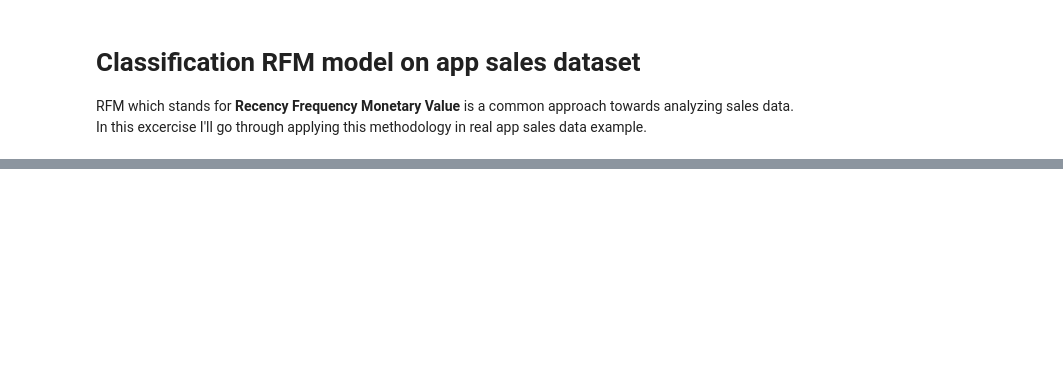
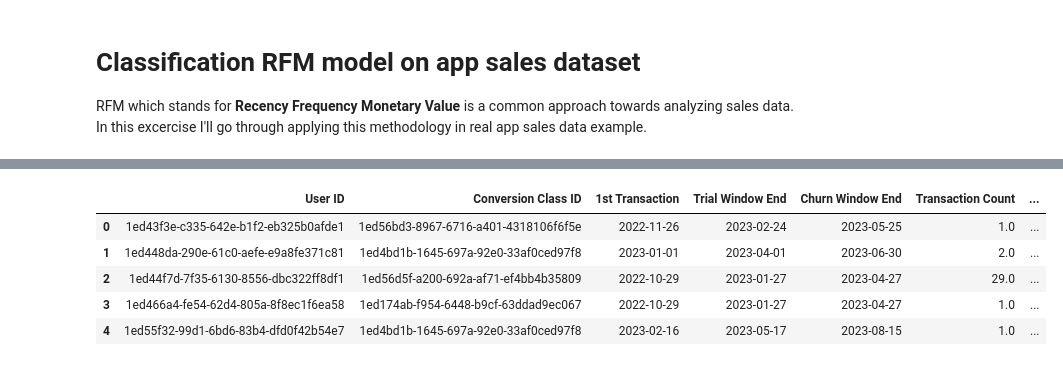
Before and after one commit to slawomirwojtas/ML-Projects, a Jupyter notebook: 00_Classification_RFM_model_on_app_sales_dataset.ipynb, the cells around one changed output, grey strips where cells are left out. Drawn from its saved outputs; the diff is of its cells as text; code cells hidden in the pictures; blank space fills up the shorter version.

```diff
--- a/00_Classification_RFM_model_on_app_sales_dataset.ipynb
+++ b/00_Classification_RFM_model_on_app_sales_dataset.ipynb
@@ -33,0 +60,43 @@ print("Done")
+# %%
+# Create feature columns
+df_user_dict['Transaction Count'] = np.nan
+df_user_dict['Transaction Spread'] = np.nan
+df_user_dict['Transaction Value'] = np.nan
+df_user_dict['Churn'] = np.nan
+
+
+# Iterate through rows and calculate metrics
+for index, row in df_user_dict.iterrows():
+
+    user_id = df_user_dict['User ID'][index]
+    first_transaction = df_user_dict['1st Transaction'][index]
+    trial_window = df_user_dict['Trial Window End'][index]
+    churn_window = df_user_dict['Churn Window End'][index]
+
+    temp_df = df[df['User ID'] == user_id].copy()
+
+    # Calculate metrics
+    transaction_count = temp_df[temp_df['Transaction Day'] <= trial_window].shape[0]
+    df_user_dict.loc[index, 'Transaction Count'] = transaction_count
+
+    transaction_spread = (temp_df[temp_df['Transaction Day'] <= trial_window]['Transaction Day'].max() - first_transaction).days
+    df_user_dict.loc[index, 'Transaction Spread'] = transaction_spread
+
+    transaction_value = temp_df[temp_df['Transaction Day'] <= trial_window]['Transaction Value'].sum()
+    df_user_dict.loc[index, 'Transaction Value'] = transaction_value
+
+    if temp_df[(temp_df['Transaction Day'] > trial_window) & (temp_df['Transaction Day'] <= churn_window)].shape[0] == 0:
+        churn_flag = 1
+    else:
+        churn_flag = 0
+    df_user_dict.loc[index, 'Churn'] = churn_flag
+
+print(df_user_dict.shape)
+df_user_dict.head()
+# %% [output]
+|  | User ID | Conversion Class ID | 1st Transaction | Trial Window End | Churn Window End | Transaction Count | ... |
+| 0 | 1ed43f3e-c335-642e-b1f2-eb325b0afde1 | 1ed56bd3-8967-6716-a401-4318106f6f5e | 2022-11-26 | 2023-02-24 | 2023-05-25 | 1.0 | ... |
+| 1 | 1ed448da-290e-61c0-aefe-e9a8fe371c81 | 1ed4bd1b-1645-697a-92e0-33af0ced97f8 | 2023-01-01 | 2023-04-01 | 2023-06-30 | 2.0 | ... |
+| 2 | 1ed44f7d-7f35-6130-8556-dbc322ff8df1 | 1ed56d5f-a200-692a-af71-ef4bb4b35809 | 2022-10-29 | 2023-01-27 | 2023-04-27 | 29.0 | ... |
+| 3 | 1ed466a4-fe54-62d4-805a-8f8ec1f6ea58 | 1ed174ab-f954-6448-b9cf-63ddad9ec067 | 2022-10-29 | 2023-01-27 | 2023-04-27 | 1.0 | ... |
+| 4 | 1ed55f32-99d1-6bd6-83b4-dfd0f42b54e7 | 1ed4bd1b-1645-697a-92e0-33af0ced97f8 | 2023-02-16 | 2023-05-17 | 2023-08-15 | 1.0 | ... |
```
Also changed, not shown: parts of 26 cells of this notebook.
